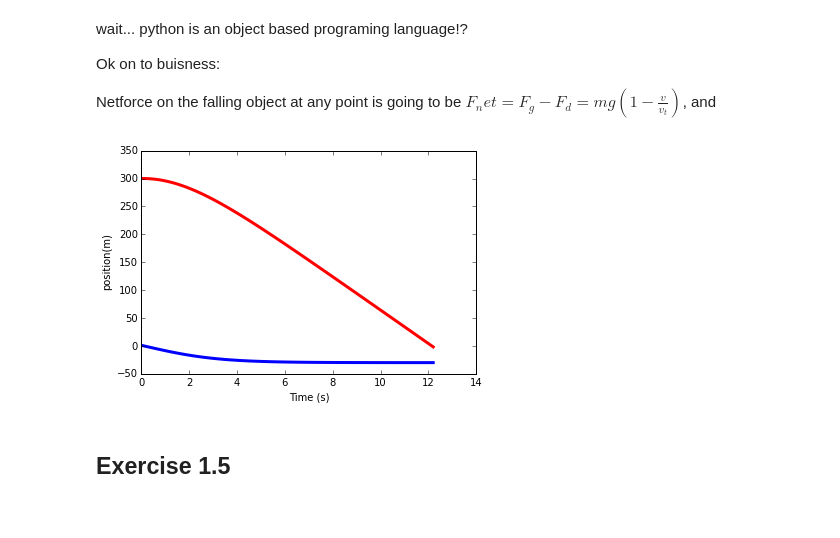
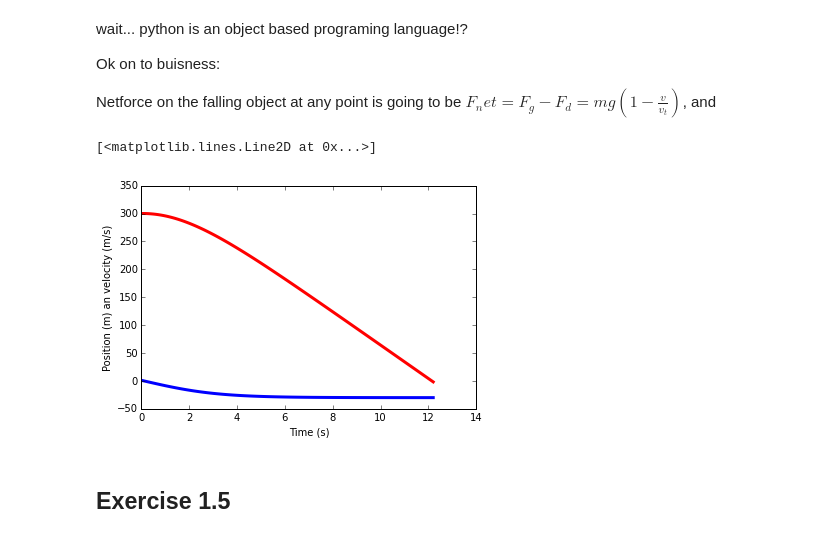
Before and after one commit to liamtimms/NotesAndExercises, a Jupyter notebook: 01_NotesAndExercises.ipynb, the cells around one changed output. Drawn from its saved outputs; the diff is of its cells as text; code cells hidden in the pictures.

```diff
--- a/01_NotesAndExercises.ipynb
+++ b/01_NotesAndExercises.ipynb
@@ -341,36 +341,37 @@ vx0=0
 vx=[vx0]
 v0=(vy0**2+vx0**2)**(1/2)
 v=[v0]
 vt=30. #vt=v when Fg and Fd are equal
 k2=m*g/vt**2
 
 dt=.1
 t=[0.]
 
 Fg=m*g
 ball=particle1D(m, y0, v0)
 
 while ball.y>0.:
     Fd=k2*ball.v*abs(ball.v)
     Fy=-Fg-Fd
     ball.euler(Fy, dt)
     y.append(ball.y)
     v.append(ball.v)
     t.append(t[-1]+dt)
 
 tAxis=np.array(t)
 yAxis=np.array(y)
 vAxis=np.array(v)
 
 pyplot.plot(tAxis,yAxis, color="#FF0000", ls='-', lw=3)
 pyplot.xlabel('Time (s)')
-pyplot.ylabel('Velocity (m/s)')
+pyplot.ylabel('Position (m) an velocity (m/s)')
 
 #NEED TO ASK ABOUT HOW TO CREATE MULTIPLE PLOTS AT ONCE
 pyplot.plot(tAxis, vAxis, color="#0000FF", ls='-', lw=3)
-pyplot.ylabel('position(m)');
+#pyplot.ylabel('position(m)');
 # %% [output]
+[<matplotlib.lines.Line2D at 0x...>]
-[figure, old version]
+[figure, new version]
 # %% [markdown]
 ## Exercise 1.5
 # %% [markdown]
```
Also changed, not shown: parts of 2 cells of this notebook.
